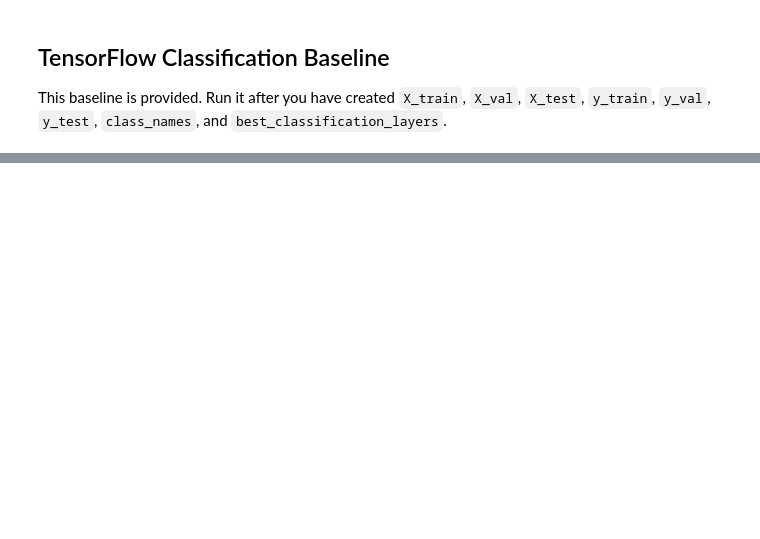
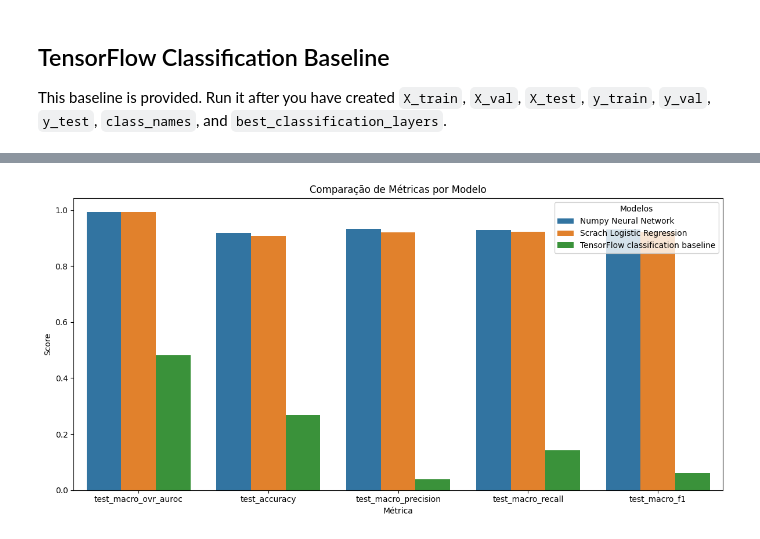
Before and after one commit to jhe-sua/fgv-teaemcd, a Jupyter notebook: tarefa3/810597.ipynb, the cells around one changed output, grey strips where cells are left out. Drawn from its saved outputs; the diff is of its cells as text; code cells hidden in the pictures; blank space fills up the shorter version.

```diff
--- a/tarefa3/810597.ipynb
+++ b/tarefa3/810597.ipynb
@@ -1549,4 +1634,36 @@ NameError: name 'precision_recall_fscore_support' is not defined
 # - your scratch logistic regression
 # - the TensorFlow baseline above
 
-raise NotImplementedError
+nn_results = nn_classification_results
+sc_results = sc_classification_results
+tf_results = tf_classification_results
+
+results = pd.concat([nn_results, sc_results, tf_results], ignore_index=True)
+
+display(results)
+
+cols_metricas = ['test_macro_ovr_auroc', 'test_accuracy', 'test_macro_precision',
+                 'test_macro_recall', 'test_macro_f1']
+
+df_long = results.melt(id_vars='model',
+                  value_vars=cols_metricas,
+                  var_name='metrica',
+                  value_name='valor')
+
+plt.figure(figsize=(12, 6))
+
+sns.barplot(
+    data=df_long,
+    x='metrica',
+    y='valor',
+    hue='model'
+)
+
+plt.title('Comparação de Métricas por Modelo')
+plt.xticks()
+plt.ylabel('Score')
+plt.xlabel('Métrica')
+plt.legend(title='Modelos')
+plt.tight_layout()
+plt.show()
+# %% [output]
@@ -1552,0 +1674 @@ raise NotImplementedError
+[figure, added]
```
Also changed, not shown: parts of 16 cells of this notebook.
